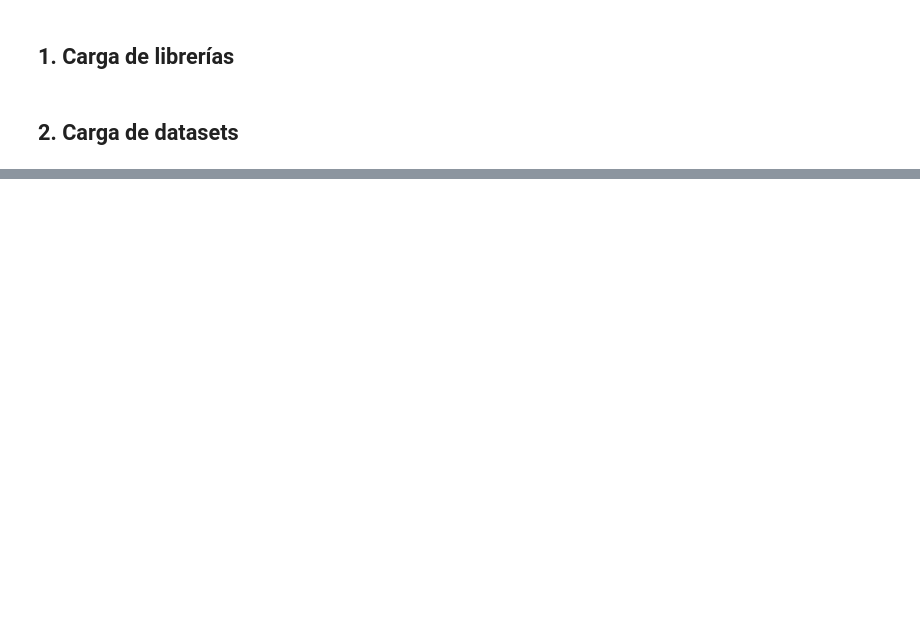
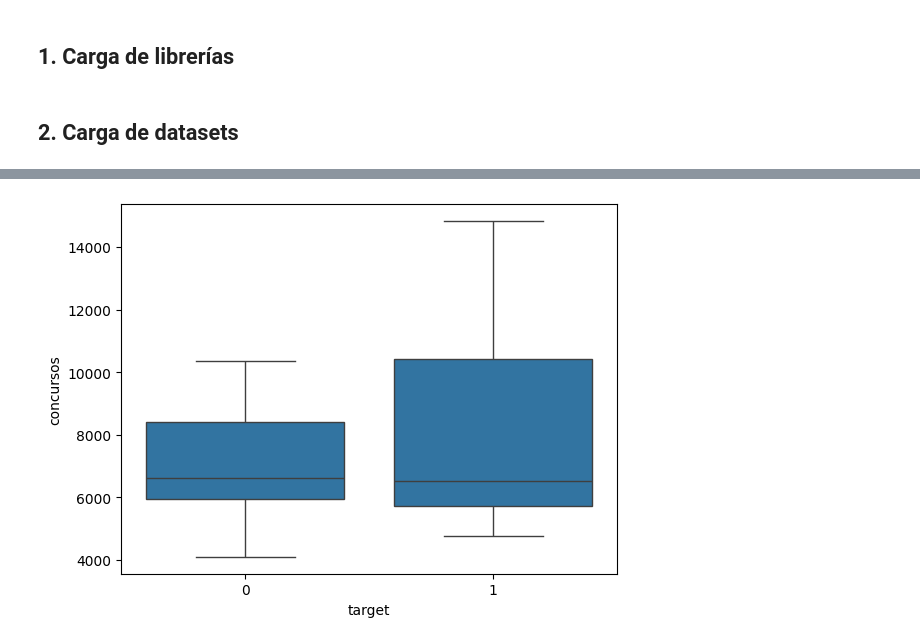
Before and after one commit to nataliaarranz/TFG, a Jupyter notebook: notebook/01_exploracion_datos.ipynb, the cells around one changed output, grey strips where cells are left out. Cells and saved outputs as stored; diff of their text form; code cells hidden in the pictures; blank space fills up the shorter version.

```diff
--- a/notebook/01_exploracion_datos.ipynb
+++ b/notebook/01_exploracion_datos.ipynb
@@ -103,0 +1105,7 @@ mortalidad
+# %%
+import seaborn as sns
+
+sns.boxplot(x="target", y="concursos", data=df_model)
+plt.show()
+# %% [output]
+[figure, added]
```
Also changed, not shown: parts of 59 cells of this notebook, 26 other files.
